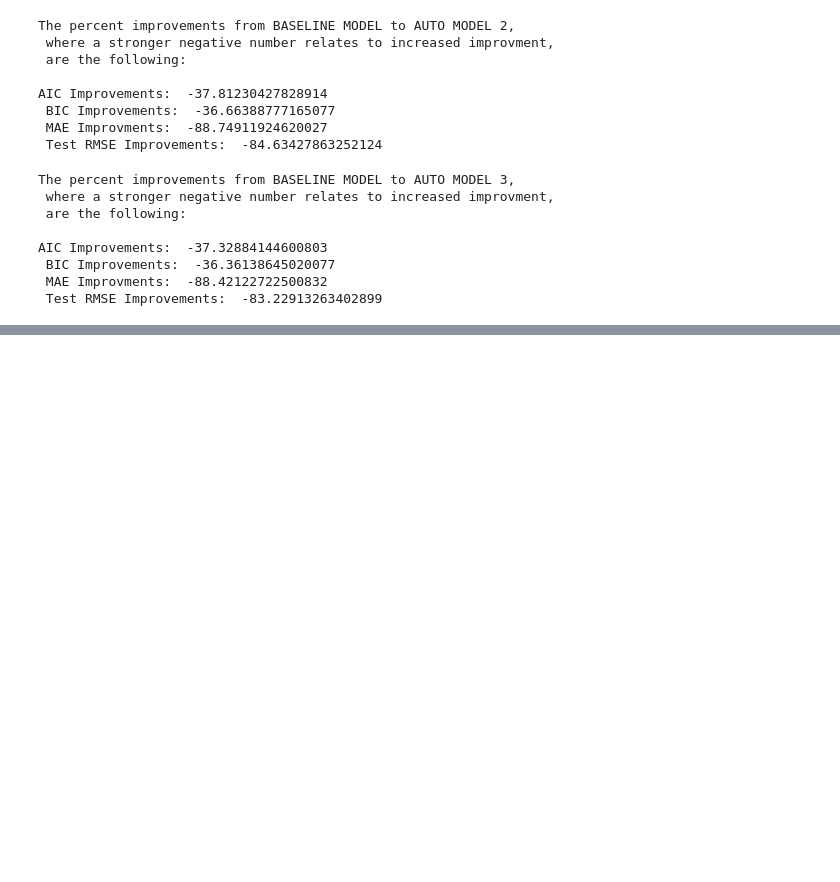
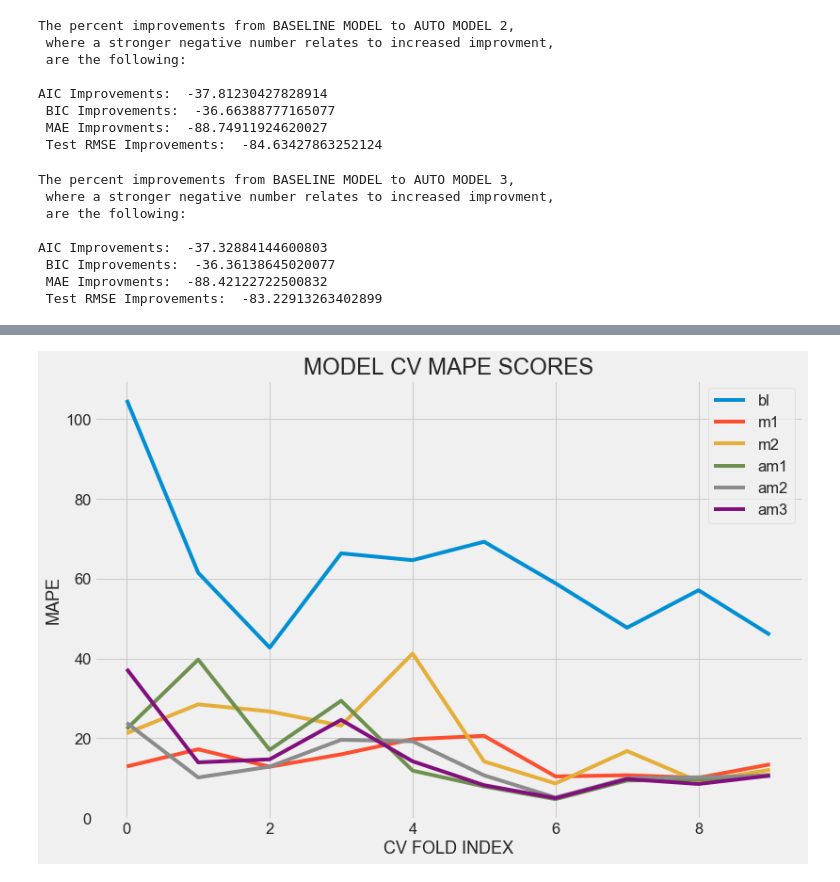
Before and after one commit to daveajstearns/mod5_project, a Jupyter notebook: updated_search_sarima.ipynb, the cells around one changed output, grey strips where cells are left out. Saved outputs shown, nothing was run; the diff lists cells and outputs as text; code cells hidden in the pictures; blank space fills up the shorter version.

```diff
--- a/updated_search_sarima.ipynb
+++ b/updated_search_sarima.ipynb
@@ -726,0 +1013,5 @@ AIC Improvements:  -37.32884144600803
+# %%
+plot_models('MAPE', 'MODEL CV MAPE SCORES',model_eval=[list for list in mape.values()],
+            labels=list(mape.keys()))
+# %% [output]
+[figure, added]
```
Also changed, not shown: parts of 14 cells of this notebook.
